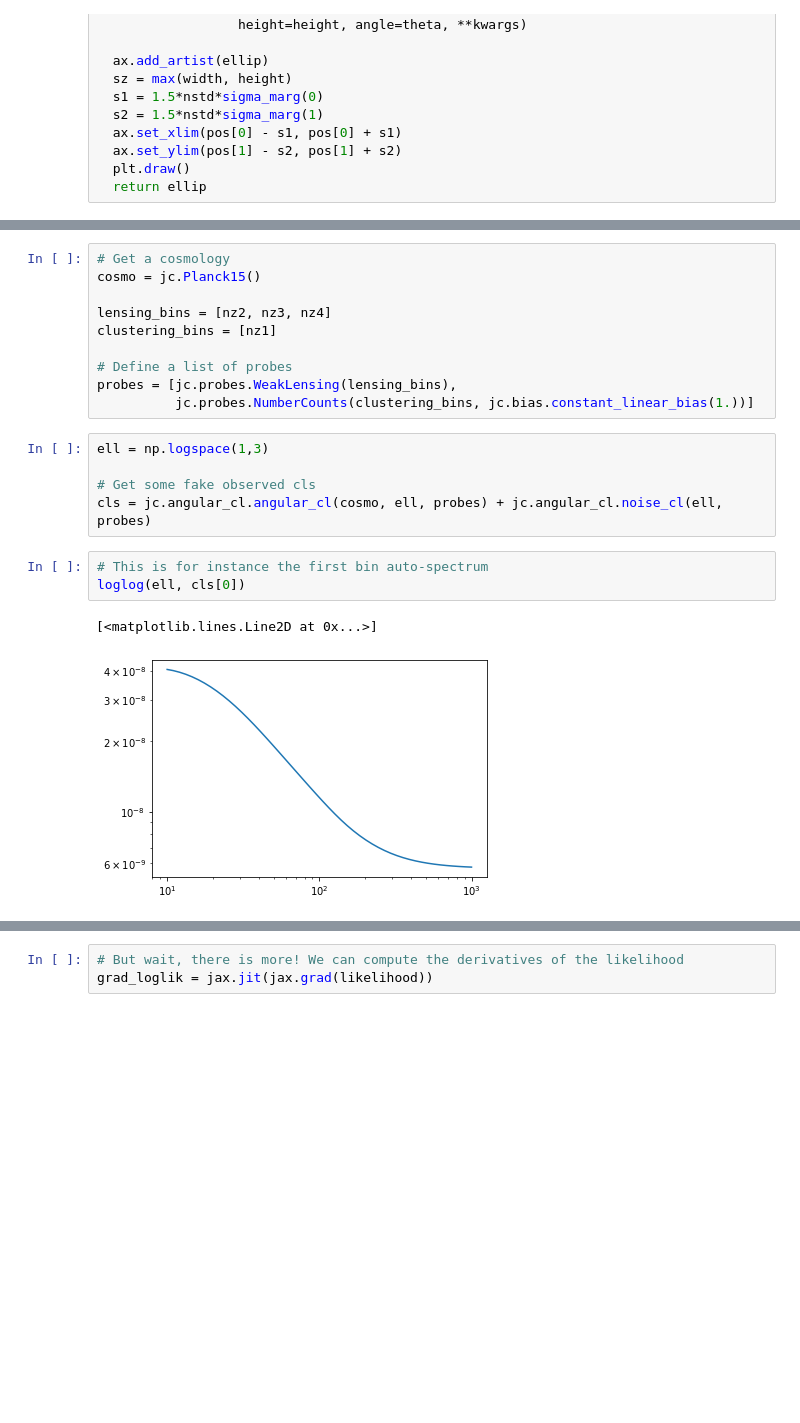
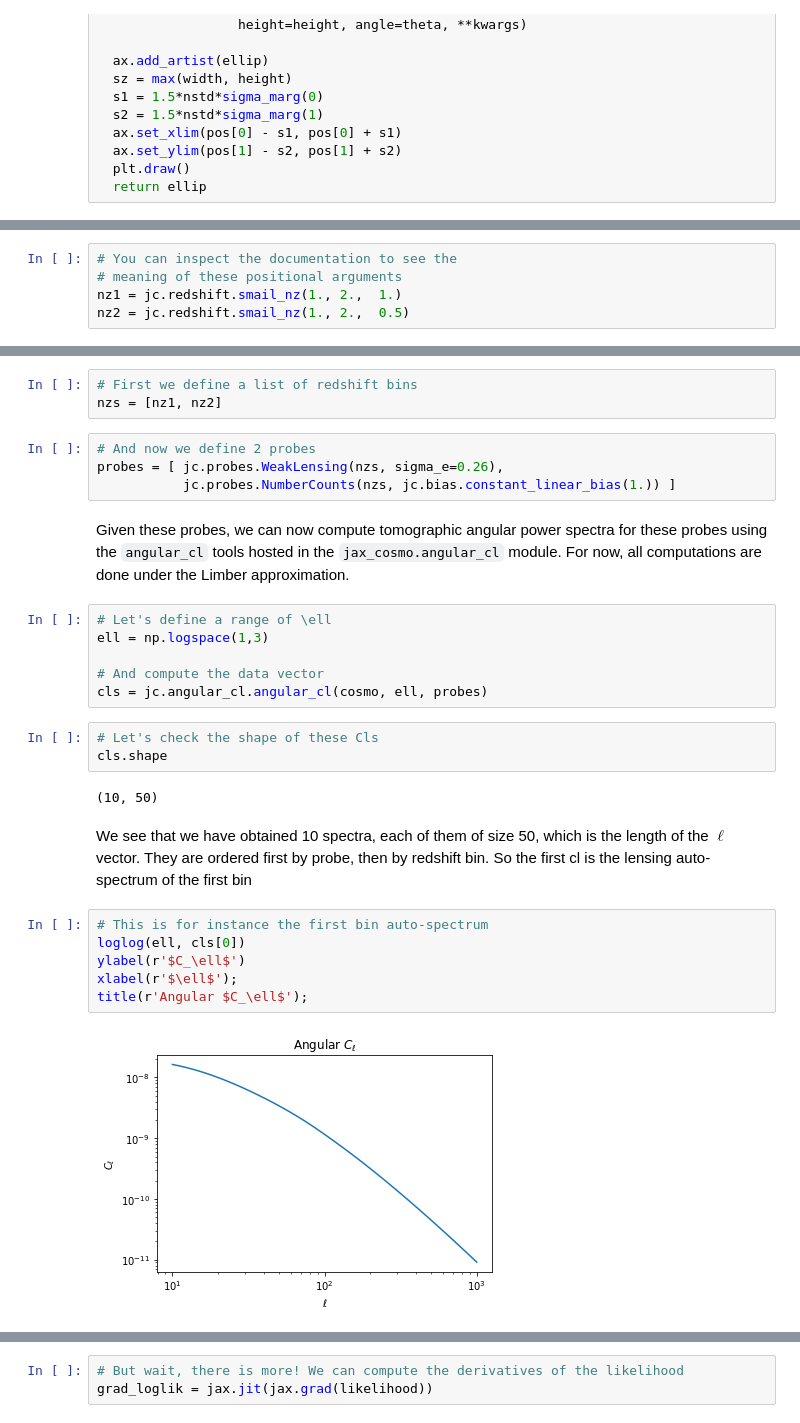
Before and after one commit to DifferentiableUniverseInitiative/jax_cosmo, a Jupyter notebook: notebooks/jax-cosmo-intro.ipynb, the cells around one changed output, grey strips where cells are left out. Cells and saved outputs as stored; diff of their text form; blank space fills up the shorter version.

```diff
--- a/notebooks/jax-cosmo-intro.ipynb
+++ b/notebooks/jax-cosmo-intro.ipynb
@@ -70,0 +135,5 @@ plot(z, nz4(z))
+# %%
+# You can inspect the documentation to see the
+# meaning of these positional arguments
+nz1 = jc.redshift.smail_nz(1., 2.,  1.)
+nz2 = jc.redshift.smail_nz(1., 2.,  0.5)
@@ -71,21 +166,30 @@ plot(z, nz4(z))
+# %%
+# First we define a list of redshift bins
+nzs = [nz1, nz2]
 # %%
-# Get a cosmology
-cosmo = jc.Planck15()
-
-lensing_bins = [nz2, nz3, nz4]
-clustering_bins = [nz1]
-
-# Define a list of probes
-probes = [jc.probes.WeakLensing(lensing_bins),
-          jc.probes.NumberCounts(clustering_bins, jc.bias.constant_linear_bias(1.))]
+# And now we define 2 probes
+probes = [ jc.probes.WeakLensing(nzs, sigma_e=0.26),
+           jc.probes.NumberCounts(nzs, jc.bias.constant_linear_bias(1.)) ]
+# %% [markdown]
+Given these probes, we can now compute tomographic angular power spectra for these probes using the `angular_cl` tools hosted in the `jax_cosmo.angular_cl` module. For now, all computations are done under the Limber approximation.
 # %%
+# Let's define a range of \ell
 ell = np.logspace(1,3)
 
-# Get some fake observed cls
-cls = jc.angular_cl.angular_cl(cosmo, ell, probes) + jc.angular_cl.noise_cl(ell, probes)
+# And compute the data vector
+cls = jc.angular_cl.angular_cl(cosmo, ell, probes)
+# %%
+# Let's check the shape of these Cls
+cls.shape
+# %% [output]
+(10, 50)
+# %% [markdown]
+We see that we have obtained 10 spectra, each of them of size 50, which is the length of the $\ell$ vector. They are ordered first by probe, then by redshift bin. So the first cl is the lensing auto-spectrum of the first bin
 # %%
 # This is for instance the first bin auto-spectrum
 loglog(ell, cls[0])
+ylabel(r'$C_\ell$')
+xlabel(r'$\ell$');
+title(r'Angular $C_\ell$');
 # %% [output]
-[<matplotlib.lines.Line2D at 0x...>]
-[figure, old version]
+[figure, new version]
```
Also changed, not shown: parts of 29 cells of this notebook.
